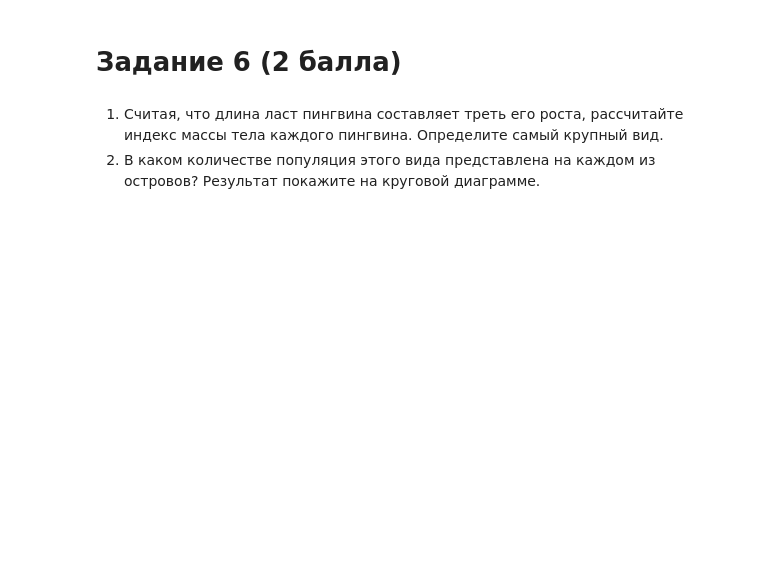
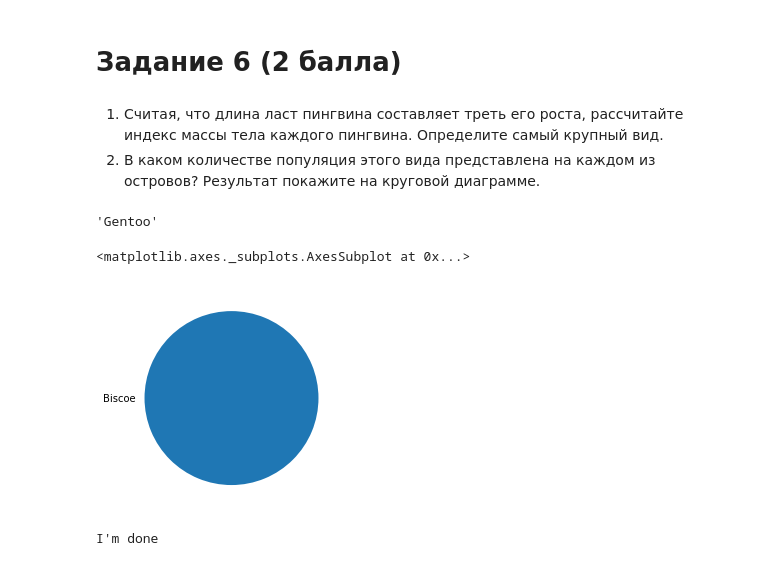
Before and after one commit to xhackerino/DataAnalysisLab_2, a Jupyter notebook: Lab2_Rakin_Ilya.ipynb, the cells around one changed output. Drawn from its saved outputs; the diff is of its cells as text; code cells hidden in the pictures; blank space fills up the shorter version.

```diff
--- a/Lab2_Rakin_Ilya.ipynb
+++ b/Lab2_Rakin_Ilya.ipynb
@@ -182,0 +197,19 @@ dframe.isnull().sum().idxmax() # <== task 2 done
+# %%
+# new_dframe = dframe.copy()
+# new_dframe
+dframe['height_lenght_mm'] = dframe['flipper_length_mm']*3
+dframe['bmi_kg/m^2'] = (dframe['body_mass_g']/1000)/((dframe['height_lenght_mm']/1000)**2)
+dframe.groupby('species')['bmi_kg/m^2'].mean().idxmax() # <== task 1 done
+# %% [output]
+'Gentoo'
+# %%
+ball = dframe[dframe['species'] == dframe.groupby('species')['bmi_kg/m^2'].mean().idxmax()].groupby('island').size()
+ball.name = ' '
+ball.plot.pie()
+# %% [output]
+<matplotlib.axes._subplots.AxesSubplot at 0x...>
+[figure, added]
+# %%
+print("I'm done")
+# %% [output]
+I'm done
```
Also changed, not shown: parts of 4 cells of this notebook.
